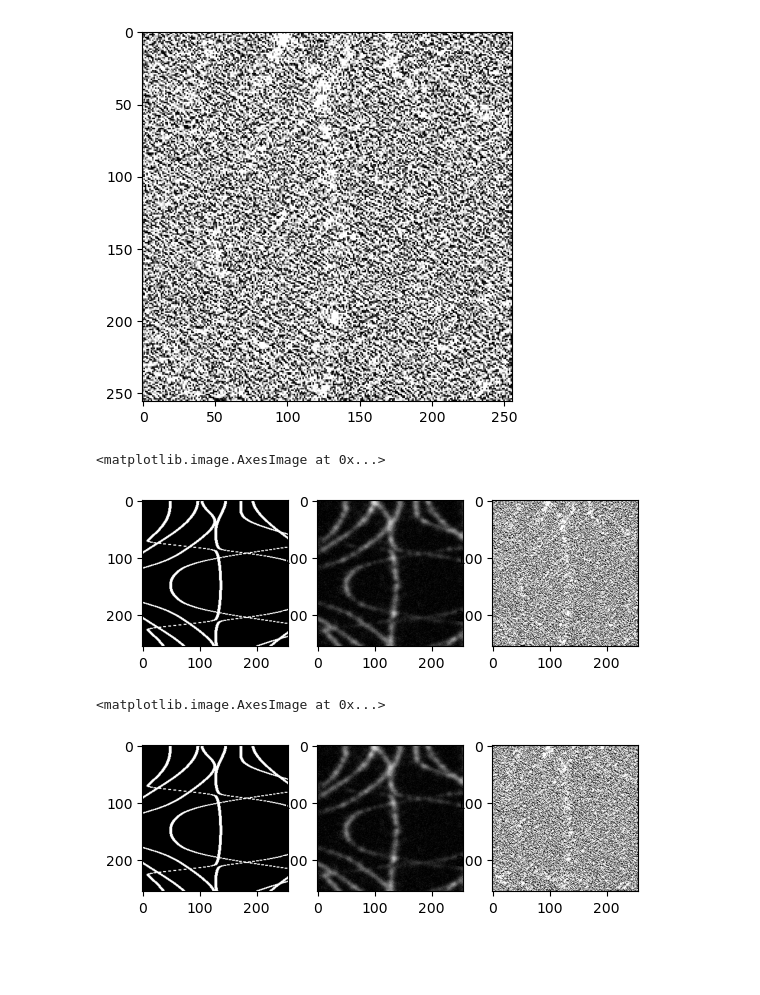
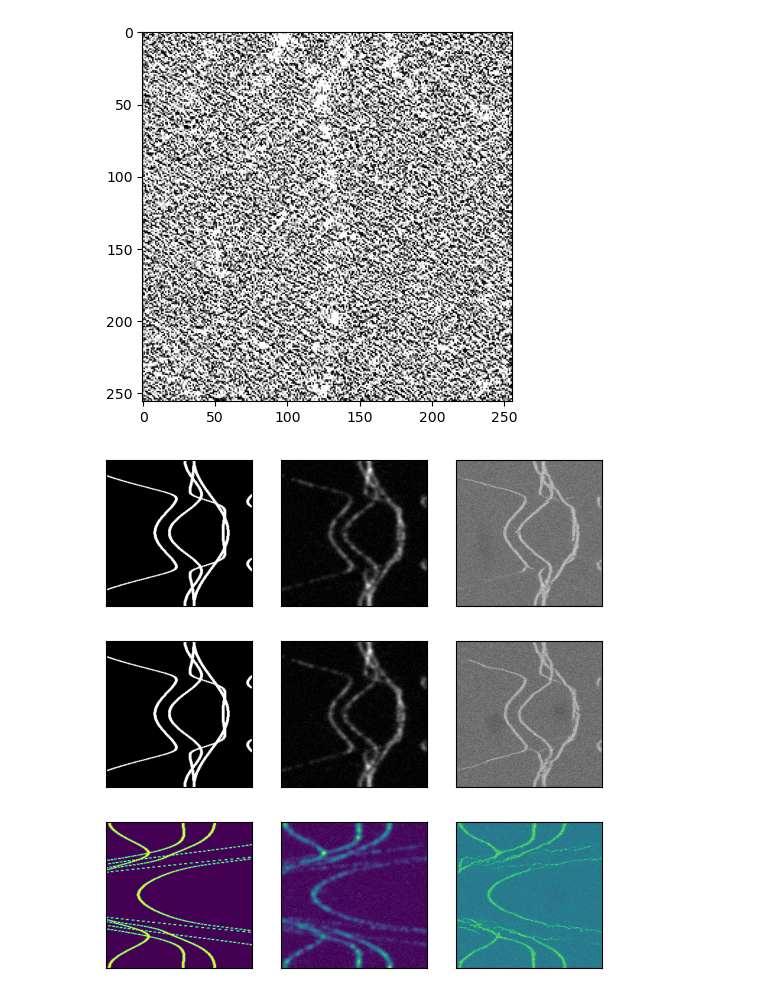
Before and after one commit to reallsx/arpes_diffusion, a Jupyter notebook: sr3_try.ipynb, the cells around one changed output. Drawn from its saved outputs; the diff is of its cells as text; code cells hidden in the pictures; blank space fills up the shorter version.

```diff
--- a/sr3_try.ipynb
+++ b/sr3_try.ipynb
@@ -48,7 +48,7 @@ def read_arpes_data(directory, dset_name):
 
     return hr, lr
 # %%
-train_hr, train_lr = read_arpes_data("/home/reallsx/arpes/data_gen/", "train")
+train_hr, train_lr = read_arpes_data("/stor0/reallsx/arpes/", "train")
 # %%
 train_hr = train_hr * 2 - 1
 train_lr = train_lr * 2 - 1
@@ -206,6 +224,6 @@ Epoch: 199, Batch: 0, Loss: 504084.8438
 # %%
 UNET.eval()
-sample = diffusor.super_resolution(torch.tensor(train_lr[0].reshape(1,1,256,256)).to(device))
+sample = diffusor.super_resolution(torch.tensor(train_lr[-1].reshape(1,1,256,256)).to(device))
 # %%
 sample_np = sample.cpu().numpy()
 # %%
@@ -217,24 +235,44 @@ plt.imshow(sample_np.reshape((256,256)), cmap='gray')
 # %% [output]
 <matplotlib.image.AxesImage at 0x...>
 [figure]
+# %%
+def remove_ticks():
+    plt.xticks([])
+    plt.yticks([])
 # %%
 plt.subplot(131)
 plt.imshow(train_hr[0].reshape(256,256),cmap='gray', vmin=-1, vmax=1)
+remove_ticks()
 plt.subplot(132)
 plt.imshow(train_lr[0].reshape(256,256),cmap='gray', vmin=-1, vmax=1)
+remove_ticks()
 plt.subplot(133)
 plt.imshow(sample_np.reshape((256,256)), cmap='gray', vmin=-1, vmax=1)
+remove_ticks()
 # %% [output]
-<matplotlib.image.AxesImage at 0x...>
-[figure, old version]
+[figure, new version]
+# %%
+plt.subplot(131)
+plt.imshow(train_hr[0].reshape(256,256),cmap='gray', vmin=-1, vmax=1)
+remove_ticks()
+plt.subplot(132)
+plt.imshow(train_lr[0].reshape(256,256),cmap='gray', vmin=-1, vmax=1)
+remove_ticks()
+plt.subplot(133)
+plt.imshow(sample_np.reshape((256,256)), cmap='gray', vmin=-1, vmax=1)
+remove_ticks()
+# %% [output]
+[figure, added]
 # %%
 plt.subplot(131)
-plt.imshow(train_hr[0].reshape(256,256),cmap='gray', vmin=-1, vmax=1)
+plt.imshow(train_hr[-1].reshape(256,256), vmin=-1, vmax=1)
+remove_ticks()
 plt.subplot(132)
-plt.imshow(train_lr[0].reshape(256,256),cmap='gray', vmin=-1, vmax=1)
+plt.imshow(train_lr[-1].reshape(256,256), vmin=-1, vmax=1)
+remove_ticks()
 plt.subplot(133)
-plt.imshow(sample_np.reshape((256,256)), cmap='gray', vmin=-1, vmax=1)
+plt.imshow(sample_np.reshape((256,256)), vmin=-1, vmax=1)
+remove_ticks()
 # %% [output]
-<matplotlib.image.AxesImage at 0x...>
-[figure, old version]
+[figure, new version]
 # %%
```
Also changed, not shown: parts of 7 cells of this notebook.
